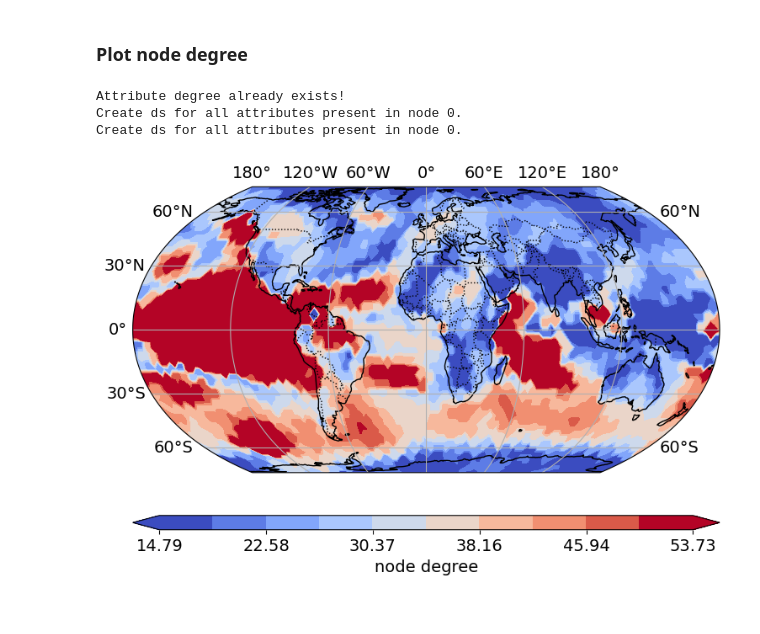
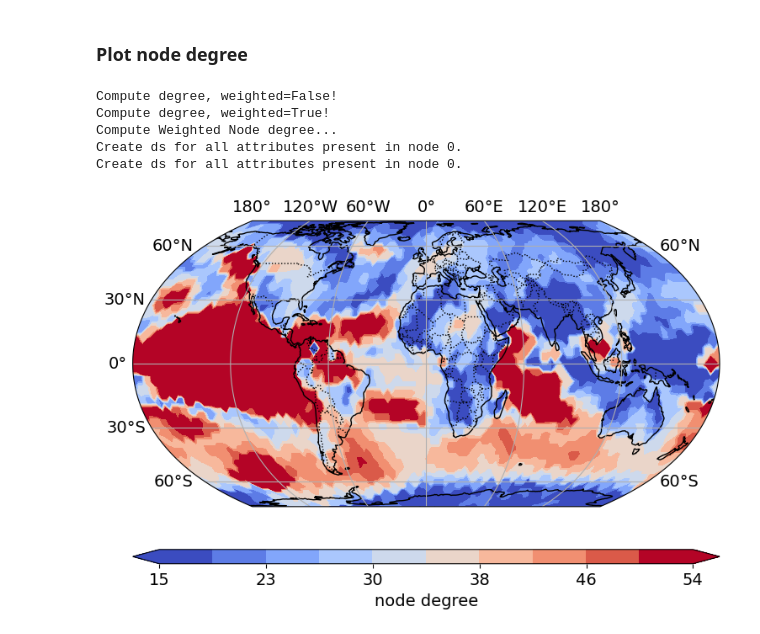
Before and after one commit to mlcs/climnet, a Jupyter notebook: bin/tutorials/create_net.ipynb, the cells around one changed output. Drawn from its saved outputs; the diff is of its cells as text; code cells hidden in the pictures.

```diff
--- a/bin/tutorials/create_net.ipynb
+++ b/bin/tutorials/create_net.ipynb
@@ -94,18 +94,20 @@ Currently, we create a networkx object from the computed network to store comput
 # %%
 reload(gplt)
 Net.compute_network_attrs('degree')
 Net.create_ds()
 im = gplt.plot_map(Net.ds_nx['weighted_degree'],
                    plot_type='contourf',
                    projection='EqualEarth',
                    plt_grid=True,
                    levels=10,
                    tick_step=2,
-                   round_dec=3,
-                   label='node degree'
+                   round_dec=0,
+                   label='node degree',
                    )
 # %% [output]
-Attribute degree already exists!
+Compute degree, weighted=False!
+Compute degree, weighted=True!
+Compute Weighted Node degree...
 Create ds for all attributes present in node 0.
 Create ds for all attributes present in node 0.
-[figure, old version]
+[figure, new version]
```
Also changed, not shown: 3 other files.
